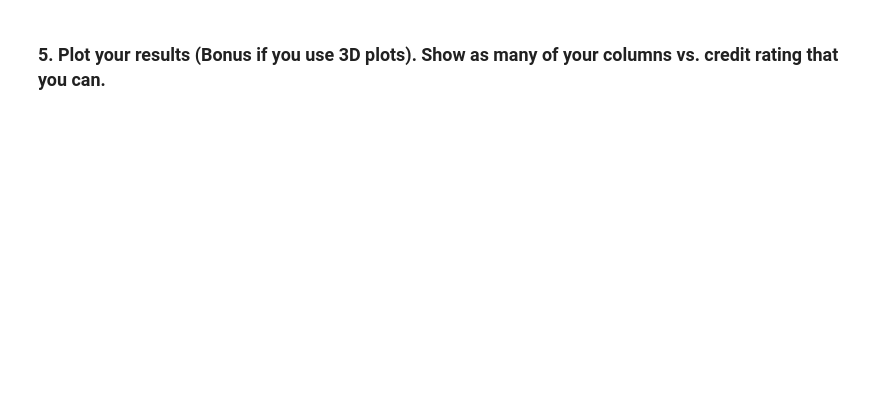
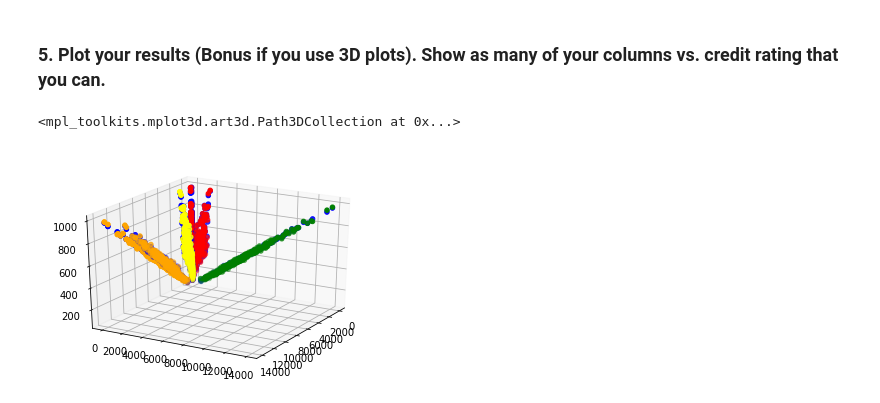
Before and after one commit to peoplecure/aap, a Jupyter notebook: Week 3/3-Copy1.ipynb, the cells around one changed output. Cells and saved outputs as stored; diff of their text form; code cells hidden in the pictures; blank space fills up the shorter version.

```diff
--- a/Week 3/3-Copy1.ipynb
+++ b/Week 3/3-Copy1.ipynb
@@ -110,0 +123,9 @@ y = credit['Rating']
+# %%
+left = np.linalg.inv(np.dot(X.T, X))
+right = np.dot(y.T, X)
+np.dot(left, right)
+
+beta = np.linalg.lstsq(X, y)[0]
+
+pred = np.dot(X, beta)
+pred
@@ -111,2 +152,32 @@ y = credit['Rating']
 # %% [markdown]
 ### 5. Plot your results (Bonus if you use 3D plots). Show as many of your columns vs. credit rating that you can.
+# %%
+import matplotlib.pyplot as plt
+from mpl_toolkits.mplot3d import Axes3D
+
+fig = plt.figure()
+ax = fig.add_subplot(1,1,1, projection='3d')
+ax.view_init(25, 30)
+ax.scatter(X.T[0], X.T[1], y, zdir='z', c='green')
+ax.scatter(X.T[0], X.T[2], y, zdir='z', c='red')
+ax.scatter(X.T[0], X.T[3], y, zdir='z', c='red')
+ax.scatter(X.T[0], X.T[4], y, zdir='z', c='red')
+ax.scatter(X.T[1], X.T[2], y, zdir='z', c='orange')
+ax.scatter(X.T[1], X.T[3], y, zdir='z', c='orange')
+ax.scatter(X.T[1], X.T[4], y, zdir='z', c='orange')
+ax.scatter(X.T[2], X.T[3], y, zdir='z', c='yellow')
+ax.scatter(X.T[2], X.T[4], y, zdir='z', c='yellow')
+ax.scatter(X.T[3], X.T[4], y, zdir='z', c='purple')
+ax.scatter(X.T[0], X.T[1], pred, zdir='z', c='blue')
+ax.scatter(X.T[0], X.T[2], pred, zdir='z', c='blue')
+ax.scatter(X.T[0], X.T[3], pred, zdir='z', c='blue')
+ax.scatter(X.T[0], X.T[4], pred, zdir='z', c='blue')
+ax.scatter(X.T[1], X.T[2], pred, zdir='z', c='blue')
+ax.scatter(X.T[1], X.T[3], pred, zdir='z', c='blue')
+ax.scatter(X.T[1], X.T[4], pred, zdir='z', c='blue')
+ax.scatter(X.T[2], X.T[3], pred, zdir='z', c='blue')
+ax.scatter(X.T[2], X.T[4], pred, zdir='z', c='blue')
+ax.scatter(X.T[3], X.T[4], pred, zdir='z', c='blue')
+# %% [output]
+<mpl_toolkits.mplot3d.art3d.Path3DCollection at 0x...>
+[figure, added]
```
Also changed, not shown: parts of 14 cells of this notebook, 9 other files.
